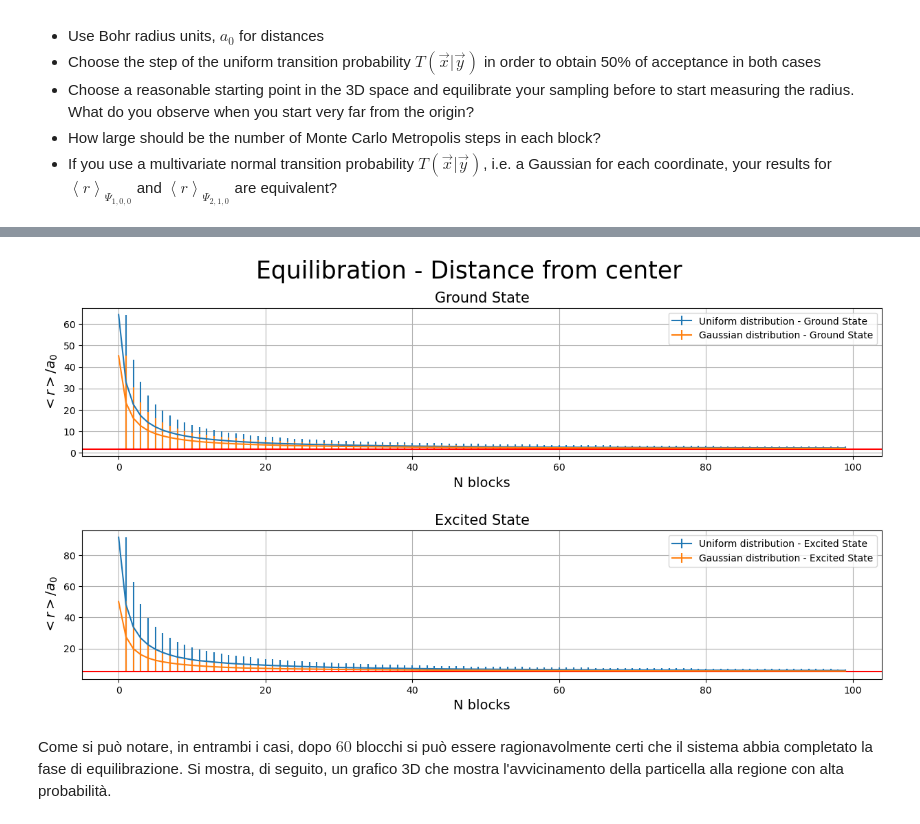
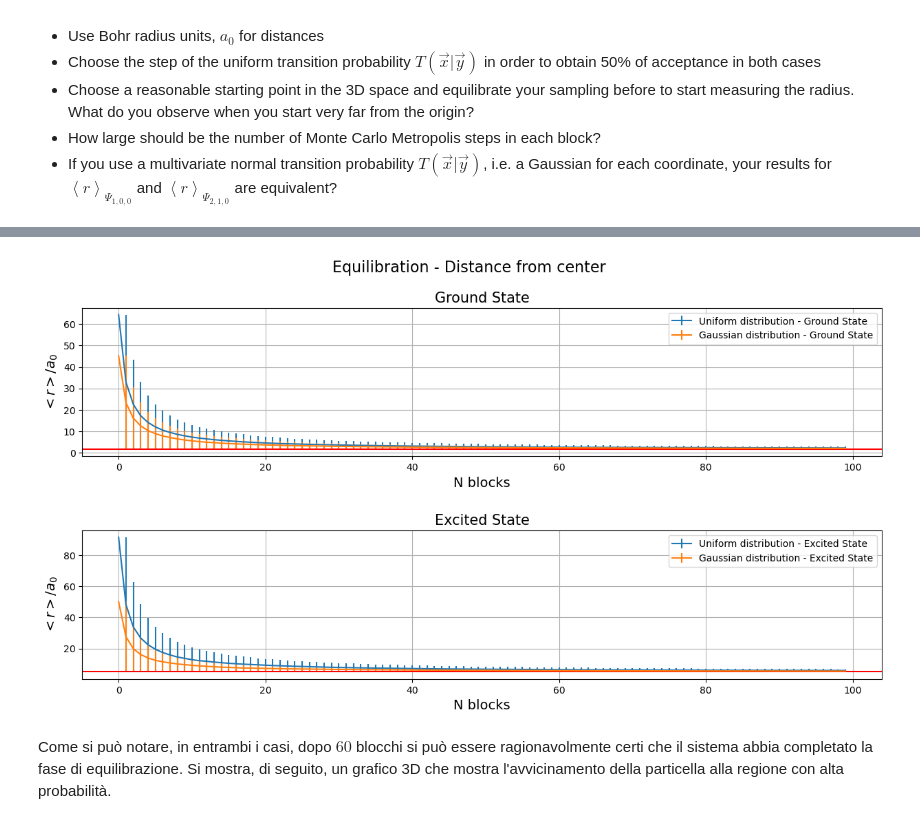
Before and after one commit to matteopicciolini/Numeric-Simulation-Laboratory, a Jupyter notebook: JupyterNotebooks/Exercises_05.ipynb, the cells around one changed output, grey strips where cells are left out. Drawn from its saved outputs; the diff is of its cells as text; code cells hidden in the pictures.

```diff
--- a/JupyterNotebooks/Exercises_05.ipynb
+++ b/JupyterNotebooks/Exercises_05.ipynb
@@ -154,7 +213,7 @@ plt.show()
 plt.figure(figsize =(15,7))
 
 plt.subplot(2, 1, 1)
-plt.suptitle("Equilibration - Distance from center", fontsize = 25)
+plt.suptitle("Equilibration - Distance from center", fontsize = 16)
 
 x_label, progressive_sum, progressive_error = np.loadtxt("../Data/05.1_Unif_100._100._100._Dist_Ground_State.dat",
                                                           unpack = True, usecols = (0, 2, 3))
@@ -164,34 +223,34 @@ x_label, progressive_sum, progressive_error = np.loadtxt("../Data/05.1_Gauss_100
                                                           unpack = True, usecols = (0, 2, 3))
 plt.errorbar(x_label, progressive_sum, yerr = progressive_error, label = "Gaussian distribution - Ground State")
 
 plt.ylabel('$<r>/a_0$', fontsize = 14)
 plt.xlabel('N blocks', fontsize = 14)
 plt.grid(True)
 plt.axhline(y=3/2, color = 'r', linestyle = '-')
 plt.title('Ground State',  fontsize = 15)
 plt.legend()
 
 plt.subplot(2, 1, 2)
 x_label, progressive_sum, progressive_error = np.loadtxt("../Data/05.1_Unif_100._100._100._Dist_Excited_State.dat",
                                                           unpack = True, usecols = (0, 2, 3))
 plt.errorbar(x_label, progressive_sum, yerr = progressive_error, label = "Uniform distribution - Excited State")
 
 x_label, progressive_sum, progressive_error = np.loadtxt("../Data/05.1_Gauss_100._100._100._Dist_Excited_State.dat",
                                                           unpack = True, usecols = (0, 2, 3))
 plt.errorbar(x_label, progressive_sum, yerr = progressive_error, label = "Gaussian distribution - Excited State")
 
 plt.ylabel('$<r>/a_0$', fontsize = 14)
 plt.xlabel('N blocks', fontsize = 14)
 plt.grid(True)
 plt.axhline(y=5, color = 'r', linestyle = '-')
 plt.title('Excited State',  fontsize = 15)
 plt.legend()
 
 plt.subplots_adjust(hspace=0.5)
 
 plt.show()
 # %% [output]
-[figure, old version]
+[figure, new version]
 # %% [markdown]
 Come si può notare, in entrambi i casi, dopo $60$ blocchi si può essere ragionavolmente certi che il sistema abbia completato la fase di equilibrazione. Si mostra, di seguito, un grafico 3D che mostra l'avvicinamento della particella alla regione con alta probabilità.
 # %%
```
Also changed, not shown: parts of 8 cells of this notebook, 2 other files.
